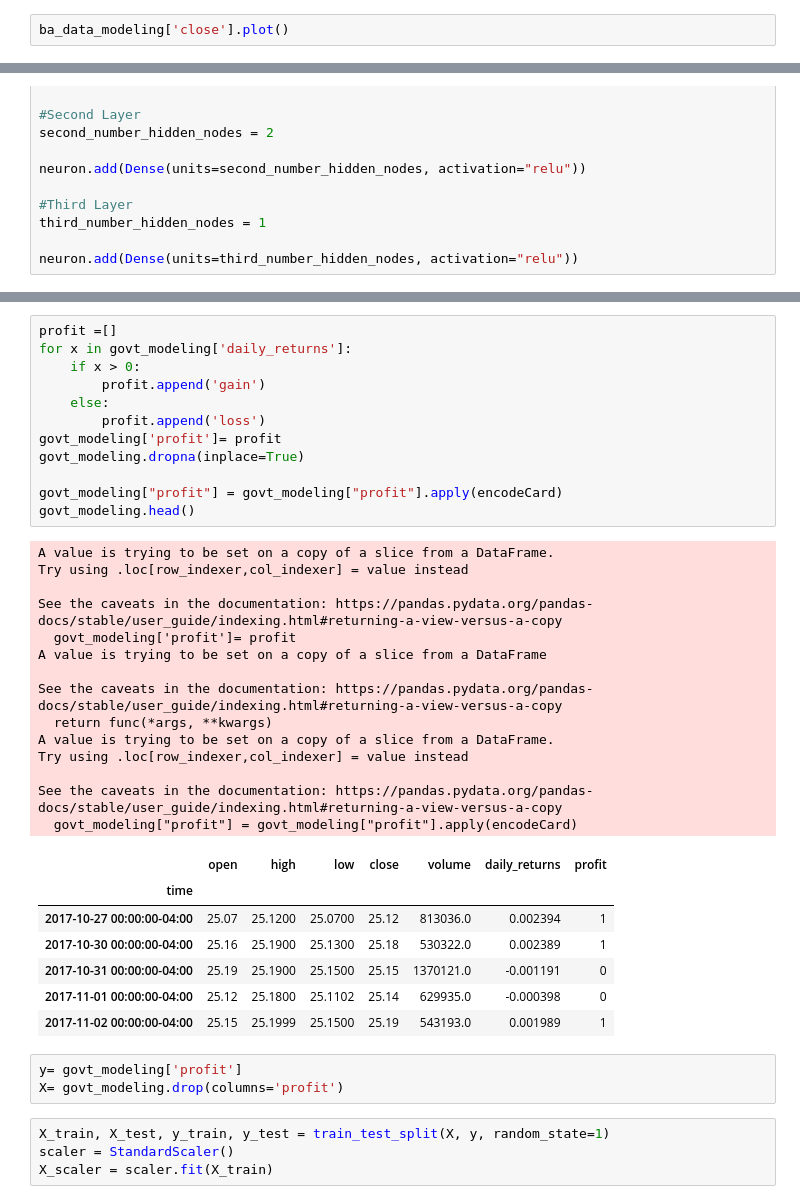
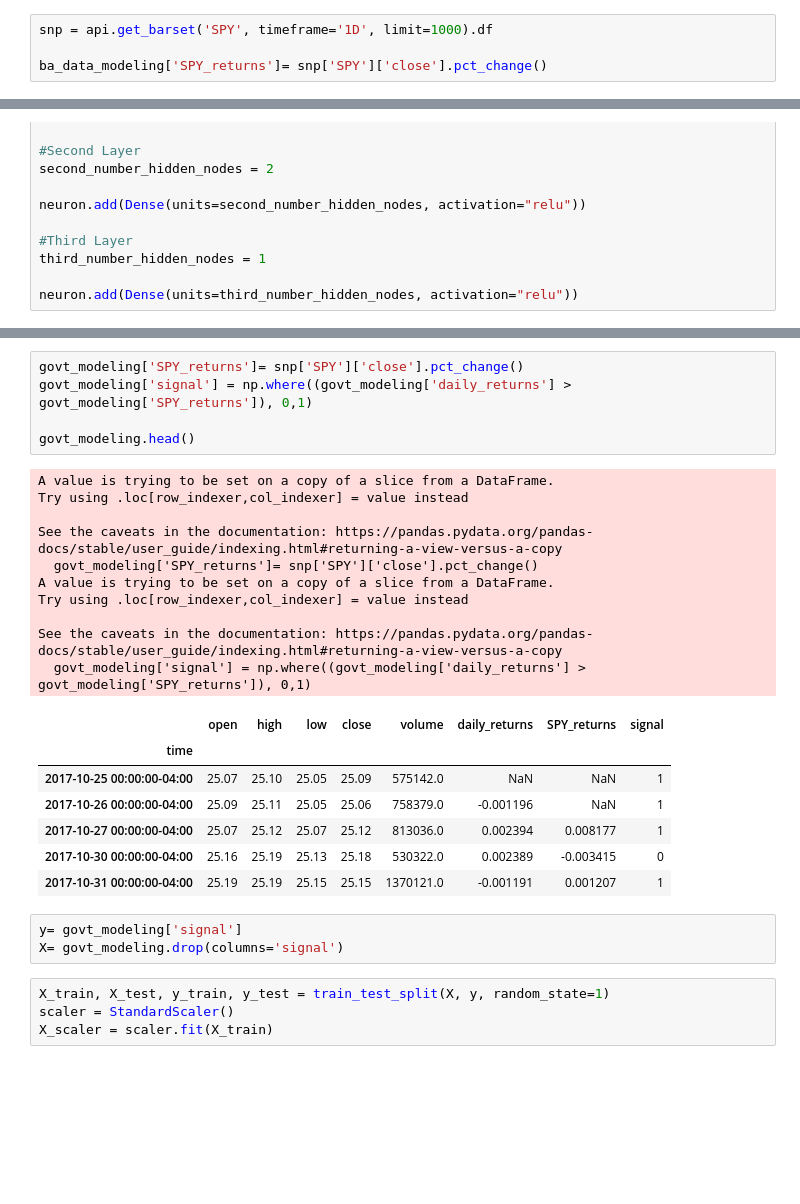
Before and after one commit to toniahurst/project_2, a Jupyter notebook: data_collection_db.ipynb, the cells around one changed output, grey strips where cells are left out. Saved outputs shown, nothing was run; the diff lists cells and outputs as text; blank space fills up the shorter version.

```diff
--- a/data_collection_db.ipynb
+++ b/data_collection_db.ipynb
@@ -792,5 +818,7 @@ See the caveats in the documentation: https://pandas.pydata.org/pandas-docs/stab
 | 2017-10-31 00:00:00-04:00 | 259.34 | 259.9300 | 257.47 | 257.990 | 1710205 | -0.004822 |
 | 2017-11-01 00:00:00-04:00 | 258.29 | 259.4100 | 256.24 | 258.515 | 1924146 | 0.002035 |
 # %%
-ba_data_modeling['close'].plot()
+snp = api.get_barset('SPY', timeframe='1D', limit=1000).df
+
+ba_data_modeling['SPY_returns']= snp['SPY']['close'].pct_change()
 # %% [output]
@@ -1105,40 +1115,29 @@ See the caveats in the documentation: https://pandas.pydata.org/pandas-docs/stab
 # %%
-profit =[]
-for x in govt_modeling['daily_returns']:
-    if x > 0:
-        profit.append('gain')
-    else:
-        profit.append('loss')
-govt_modeling['profit']= profit
-govt_modeling.dropna(inplace=True)
+govt_modeling['SPY_returns']= snp['SPY']['close'].pct_change()
+govt_modeling['signal'] = np.where((govt_modeling['daily_returns'] > govt_modeling['SPY_returns']), 0,1)
 
-govt_modeling["profit"] = govt_modeling["profit"].apply(encodeCard)
 govt_modeling.head()
 # %% [output]
 A value is trying to be set on a copy of a slice from a DataFrame.
 Try using .loc[row_indexer,col_indexer] = value instead
 
 See the caveats in the documentation: https://pandas.pydata.org/pandas-docs/stable/user_guide/indexing.html#returning-a-view-versus-a-copy
-  govt_modeling['profit']= profit
-A value is trying to be set on a copy of a slice from a DataFrame
-
-See the caveats in the documentation: https://pandas.pydata.org/pandas-docs/stable/user_guide/indexing.html#returning-a-view-versus-a-copy
-  return func(*args, **kwargs)
+  govt_modeling['SPY_returns']= snp['SPY']['close'].pct_change()
 A value is trying to be set on a copy of a slice from a DataFrame.
 Try using .loc[row_indexer,col_indexer] = value instead
 
 See the caveats in the documentation: https://pandas.pydata.org/pandas-docs/stable/user_guide/indexing.html#returning-a-view-versus-a-copy
-  govt_modeling["profit"] = govt_modeling["profit"].apply(encodeCard)
+  govt_modeling['signal'] = np.where((govt_modeling['daily_returns'] > govt_modeling['SPY_returns']), 0,1)
-|  | open | high | low | close | volume | daily_returns | profit |
-| time |  |  |  |  |  |  |  |
-| 2017-10-27 00:00:00-04:00 | 25.07 | 25.1200 | 25.0700 | 25.12 | 813036.0 | 0.002394 | 1 |
-| 2017-10-30 00:00:00-04:00 | 25.16 | 25.1900 | 25.1300 | 25.18 | 530322.0 | 0.002389 | 1 |
-| 2017-10-31 00:00:00-04:00 | 25.19 | 25.1900 | 25.1500 | 25.15 | 1370121.0 | -0.001191 | 0 |
-| 2017-11-01 00:00:00-04:00 | 25.12 | 25.1800 | 25.1102 | 25.14 | 629935.0 | -0.000398 | 0 |
-| 2017-11-02 00:00:00-04:00 | 25.15 | 25.1999 | 25.1500 | 25.19 | 543193.0 | 0.001989 | 1 |
+|  | open | high | low | close | volume | daily_returns | SPY_returns | signal |
+| time |  |  |  |  |  |  |  |  |
+| 2017-10-25 00:00:00-04:00 | 25.07 | 25.10 | 25.05 | 25.09 | 575142.0 | NaN | NaN | 1 |
+| 2017-10-26 00:00:00-04:00 | 25.09 | 25.11 | 25.05 | 25.06 | 758379.0 | -0.001196 | NaN | 1 |
+| 2017-10-27 00:00:00-04:00 | 25.07 | 25.12 | 25.07 | 25.12 | 813036.0 | 0.002394 | 0.008177 | 1 |
+| 2017-10-30 00:00:00-04:00 | 25.16 | 25.19 | 25.13 | 25.18 | 530322.0 | 0.002389 | -0.003415 | 0 |
+| 2017-10-31 00:00:00-04:00 | 25.19 | 25.19 | 25.15 | 25.15 | 1370121.0 | -0.001191 | 0.001207 | 1 |
 # %%
-y= govt_modeling['profit']
-X= govt_modeling.drop(columns='profit')
+y= govt_modeling['signal']
+X= govt_modeling.drop(columns='signal')
 # %%
 X_train, X_test, y_train, y_test = train_test_split(X, y, random_state=1)
 scaler = StandardScaler()
```
Also changed, not shown: parts of 53 cells of this notebook, 8 other files.
